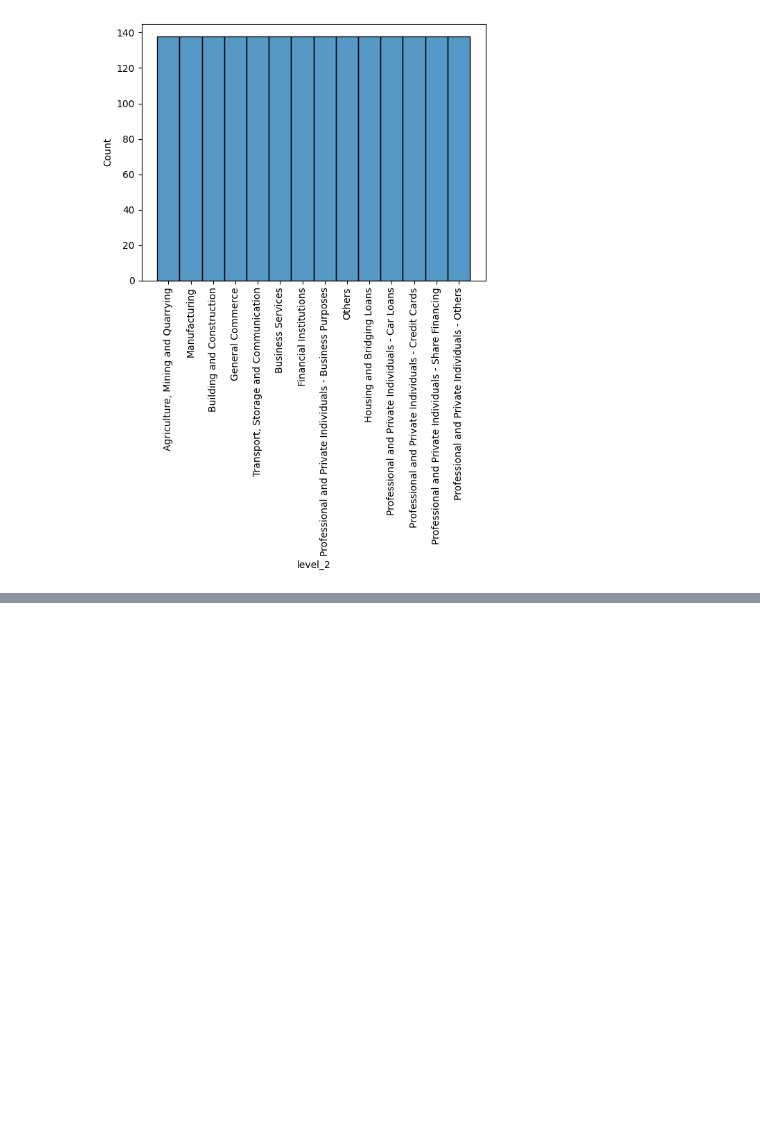
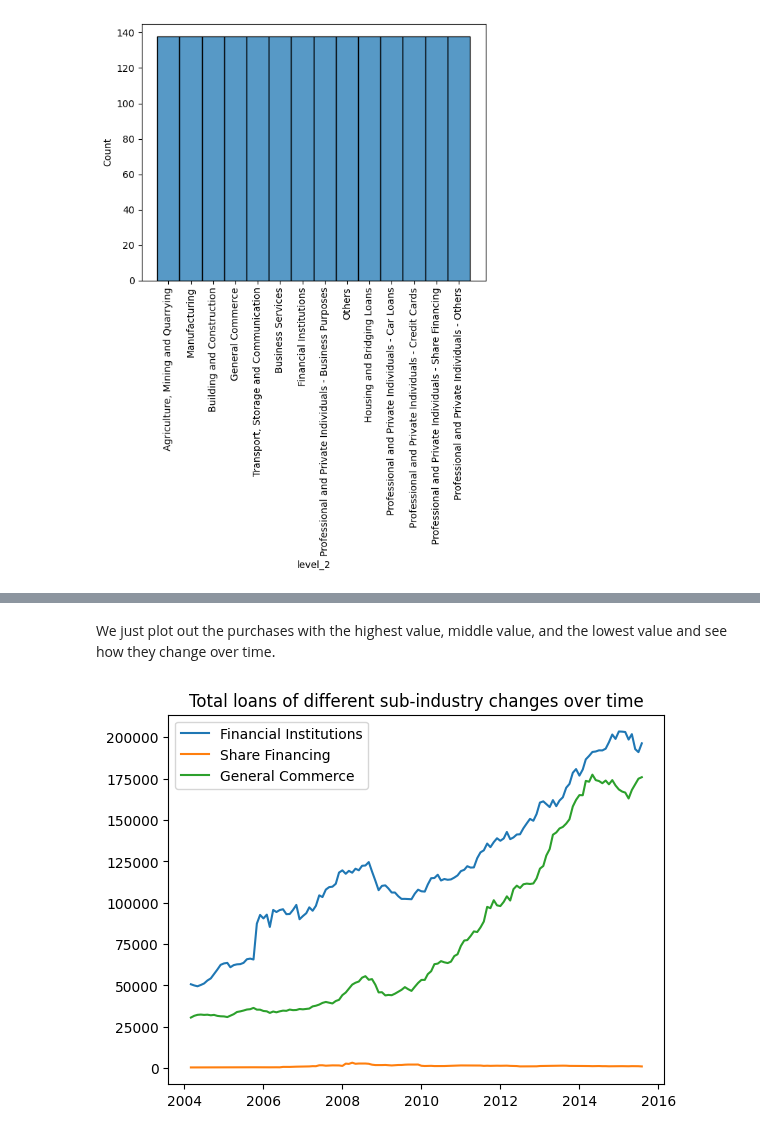
Before and after one commit to ChinSekYi/OpenAYEye, a Jupyter notebook: eda/src/EDA.ipynb, the cells around one changed output, grey strips where cells are left out. Drawn from its saved outputs; the diff is of its cells as text; code cells hidden in the pictures; blank space fills up the shorter version.

```diff
--- a/eda/src/EDA.ipynb
+++ b/eda/src/EDA.ipynb
@@ -80,0 +108,16 @@ plt.show()
+# %% [markdown]
+We just plot out the purchases with the highest value, middle value, and the lowest value and see how they change over time.
+# %%
+#print(medians)
+highest_df = df[df['level_2'] =="Financial Institutions"]
+lowest_df = df[df['level_2'] == "Professional and Private Individuals - Share Financing"]
+middle_df = df[df['level_2'] == "General Commerce"]
+# %%
+plt.plot(highest_df["datetime"], highest_df["total_loans"], label ="Financial Institutions")
+plt.plot(lowest_df['datetime'], lowest_df['total_loans'], label = "Share Financing")
+plt.plot(middle_df['datetime'], middle_df['total_loans'], label = "General Commerce")
+plt.legend()
+plt.title("Total loans of different sub-industry changes over time")
+plt.show()
+# %% [output]
+[figure, added]
```
Also changed, not shown: parts of 7 cells of this notebook.
